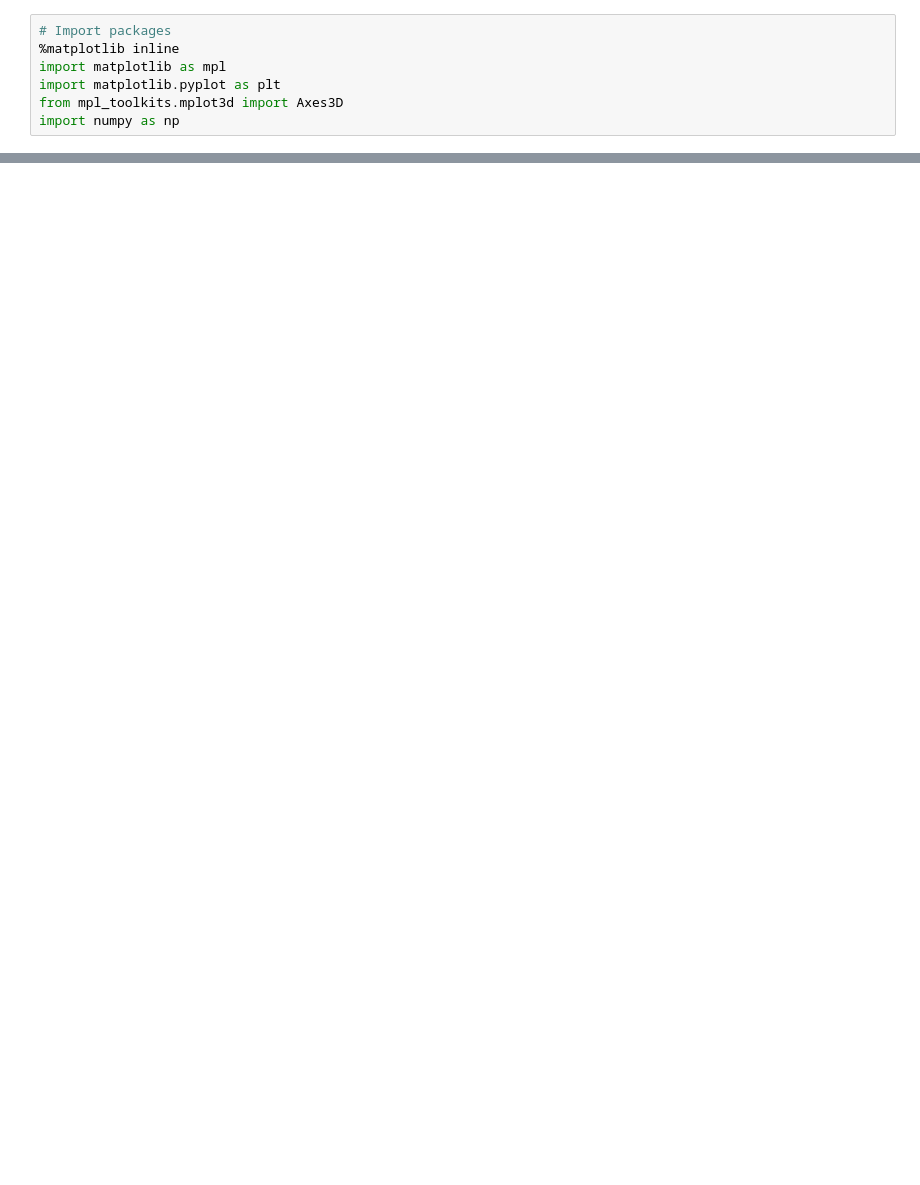
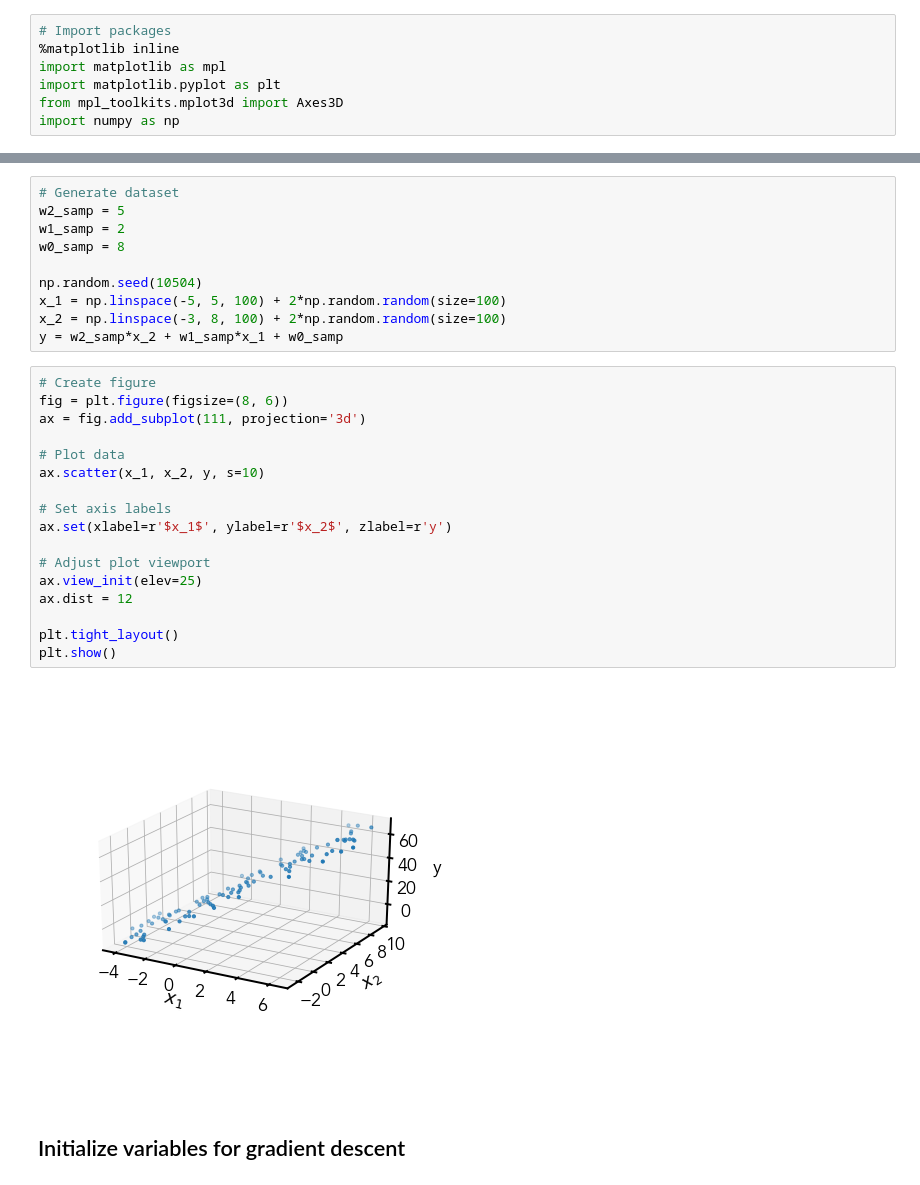
Before and after one commit to naveenv92/machine-learning-basics, a Jupyter notebook: 01-linear-regression.ipynb, the cells around one changed output, grey strips where cells are left out. Saved outputs shown, nothing was run; the diff lists cells and outputs as text; blank space fills up the shorter version.

```diff
--- a/01-linear-regression.ipynb
+++ b/01-linear-regression.ipynb
@@ -231,0 +246,31 @@ plt.show()
+# %%
+# Generate dataset
+w2_samp = 5
+w1_samp = 2
+w0_samp = 8
+
+np.random.seed(10504)
+x_1 = np.linspace(-5, 5, 100) + 2*np.random.random(size=100)
+x_2 = np.linspace(-3, 8, 100) + 2*np.random.random(size=100)
+y = w2_samp*x_2 + w1_samp*x_1 + w0_samp
+# %%
+# Create figure
+fig = plt.figure(figsize=(8, 6))
+ax = fig.add_subplot(111, projection='3d')
+
+# Plot data
+ax.scatter(x_1, x_2, y, s=10)
+
+# Set axis labels
+ax.set(xlabel=r'$x_1$', ylabel=r'$x_2$', zlabel=r'y')
+
+# Adjust plot viewport
+ax.view_init(elev=25)
+ax.dist = 12
+
+plt.tight_layout()
+plt.show()
+# %% [output]
+[figure, added]
+# %% [markdown]
+## Initialize variables for gradient descent
```
Also changed, not shown: parts of 53 cells of this notebook.
